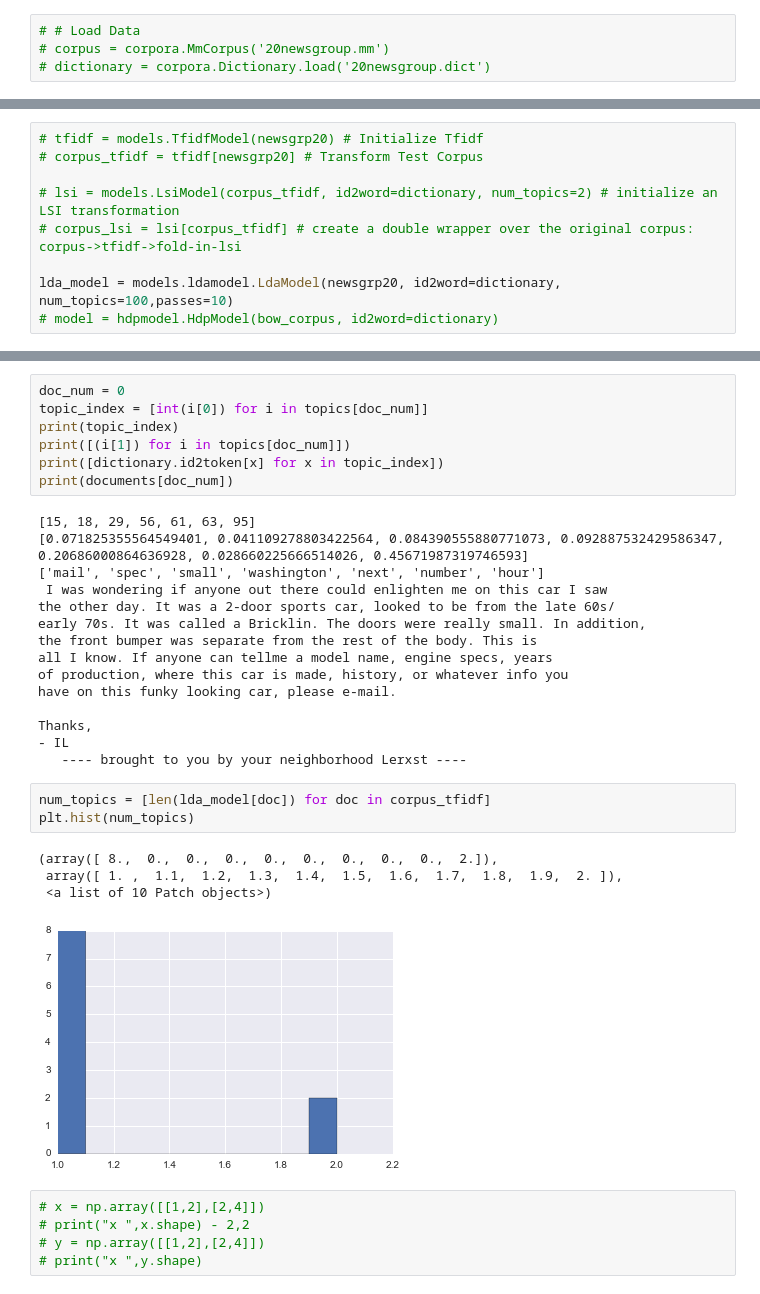
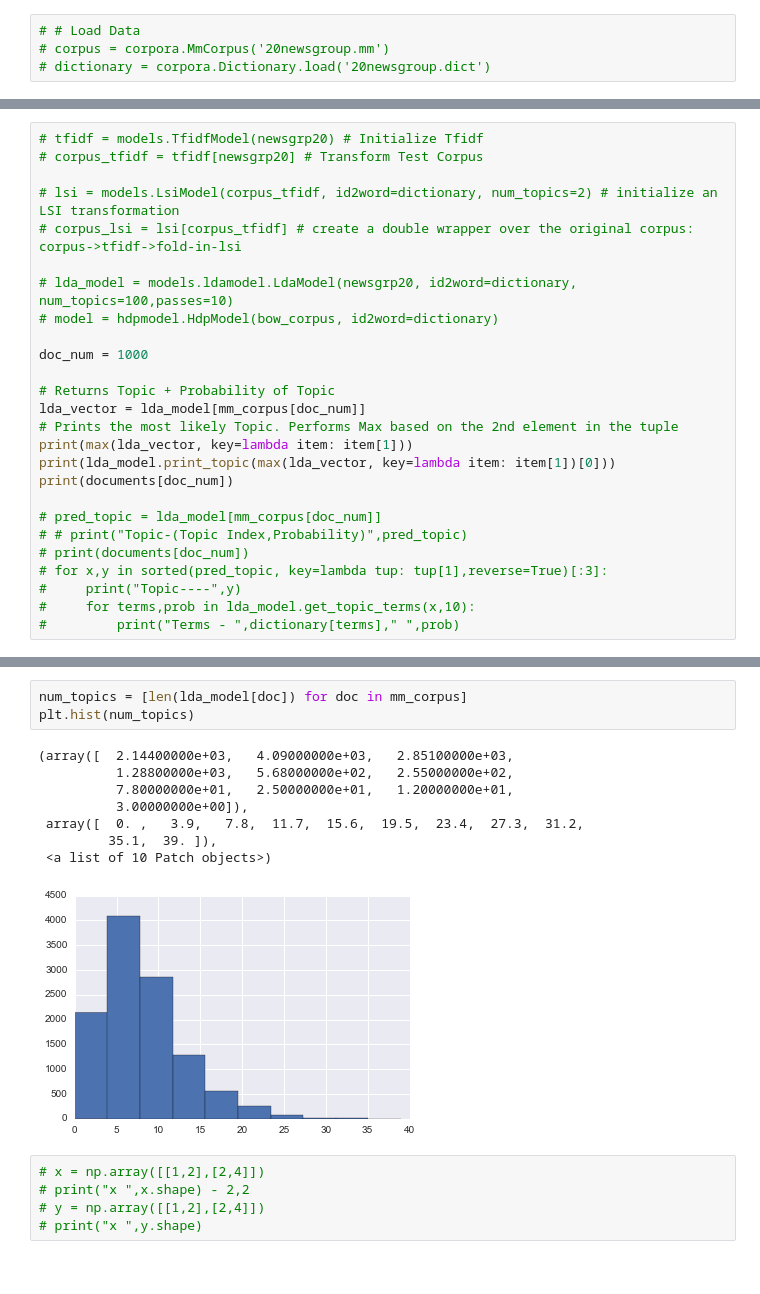
Before and after one commit to chenjennhaur/machinelearning, a Jupyter notebook: learn/Topic Modelling.ipynb, the cells around one changed output, grey strips where cells are left out. Saved outputs shown, nothing was run; the diff lists cells and outputs as text.

```diff
--- a/learn/Topic Modelling.ipynb
+++ b/learn/Topic Modelling.ipynb
@@ -95,5 +157,22 @@ corpora.MmCorpus.serialize('20newsgroup.mm', newsgrp20) # store to disk, for lat
 # lsi = models.LsiModel(corpus_tfidf, id2word=dictionary, num_topics=2) # initialize an LSI transformation
 # corpus_lsi = lsi[corpus_tfidf] # create a double wrapper over the original corpus: corpus->tfidf->fold-in-lsi
 
-lda_model = models.ldamodel.LdaModel(newsgrp20, id2word=dictionary, num_topics=100,passes=10)
+# lda_model = models.ldamodel.LdaModel(newsgrp20, id2word=dictionary, num_topics=100,passes=10)
 # model = hdpmodel.HdpModel(bow_corpus, id2word=dictionary)
+
+doc_num = 1000
+
+# Returns Topic + Probability of Topic
+lda_vector = lda_model[mm_corpus[doc_num]]
+# Prints the most likely Topic. Performs Max based on the 2nd element in the tuple
+print(max(lda_vector, key=lambda item: item[1]))
+print(lda_model.print_topic(max(lda_vector, key=lambda item: item[1])[0]))
+print(documents[doc_num])
+
+# pred_topic = lda_model[mm_corpus[doc_num]]
+# # print("Topic-(Topic Index,Probability)",pred_topic)
+# print(documents[doc_num])
+# for x,y in sorted(pred_topic, key=lambda tup: tup[1],reverse=True)[:3]:
+#     print("Topic----",y)
+#     for terms,prob in lda_model.get_topic_terms(x,10):
+#         print("Terms - ",dictionary[terms]," ",prob)
@@ -124,33 +188,15 @@ lda_model.show_topics()
-# %%
-doc_num = 0
-topic_index = [int(i[0]) for i in topics[doc_num]]
-print(topic_index)
-print([(i[1]) for i in topics[doc_num]])
-print([dictionary.id2token[x] for x in topic_index])
-print(documents[doc_num])
-# %% [output]
-[15, 18, 29, 56, 61, 63, 95]
-[0.071825355564549401, 0.041109278803422564, 0.084390555880771073, 0.092887532429586347, 0.20686000864636928, 0.028660225666514026, 0.45671987319746593]
-['mail', 'spec', 'small', 'washington', 'next', 'number', 'hour']
- I was wondering if anyone out there could enlighten me on this car I saw
-the other day. It was a 2-door sports car, looked to be from the late 60s/
-early 70s. It was called a Bricklin. The doors were really small. In addition,
-the front bumper was separate from the rest of the body. This is
-all I know. If anyone can tellme a model name, engine specs, years
-of production, where this car is made, history, or whatever info you
-have on this funky looking car, please e-mail.
-
-Thanks,
-- IL
-   ---- brought to you by your neighborhood Lerxst ----
 # %%
-num_topics = [len(lda_model[doc]) for doc in corpus_tfidf]
+num_topics = [len(lda_model[doc]) for doc in mm_corpus]
 plt.hist(num_topics)
 # %% [output]
-(array([ 8.,  0.,  0.,  0.,  0.,  0.,  0.,  0.,  0.,  2.]),
- array([ 1. ,  1.1,  1.2,  1.3,  1.4,  1.5,  1.6,  1.7,  1.8,  1.9,  2. ]),
+(array([  2.14400000e+03,   4.09000000e+03,   2.85100000e+03,
+          1.28800000e+03,   5.68000000e+02,   2.55000000e+02,
+          7.80000000e+01,   2.50000000e+01,   1.20000000e+01,
+          3.00000000e+00]),
+ array([  0. ,   3.9,   7.8,  11.7,  15.6,  19.5,  23.4,  27.3,  31.2,
+         35.1,  39. ]),
  <a list of 10 Patch objects>)
-[figure, old version]
+[figure, new version]
 # %%
 # x = np.array([[1,2],[2,4]])
 # print("x ",x.shape) - 2,2
```
Also changed, not shown: parts of 12 cells of this notebook.
